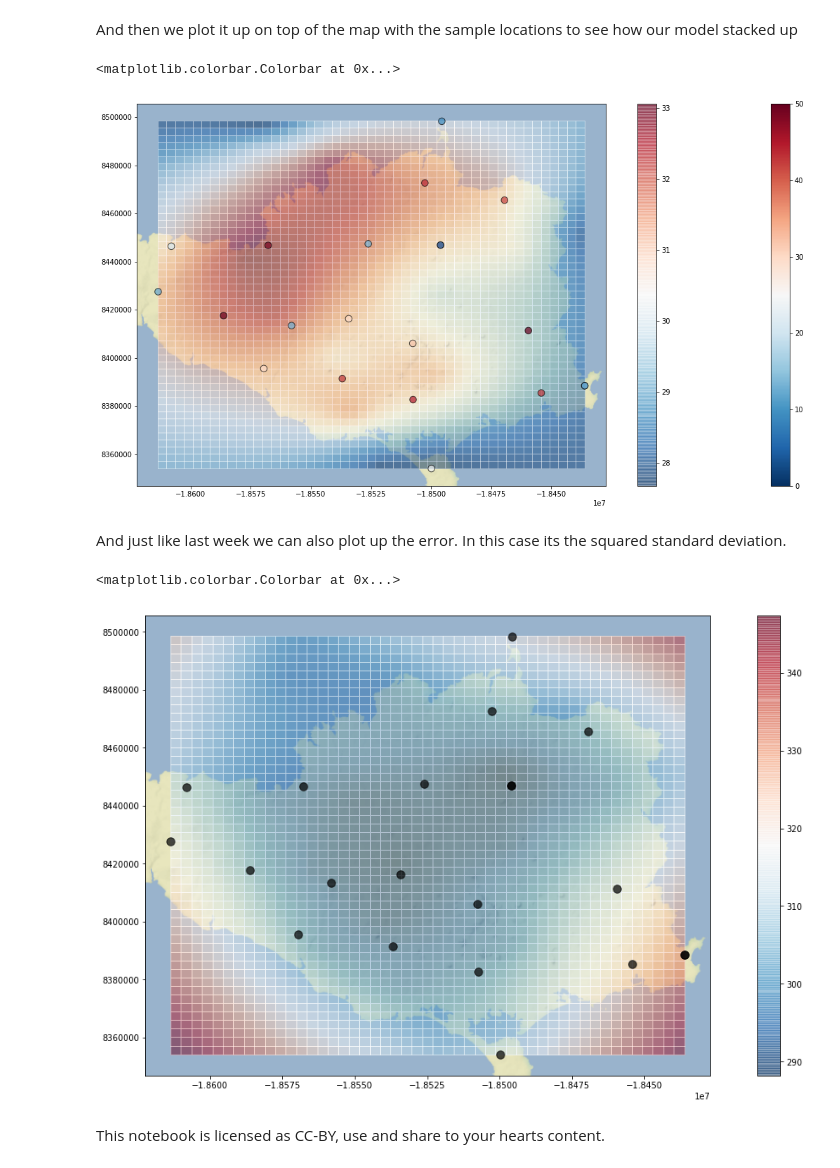
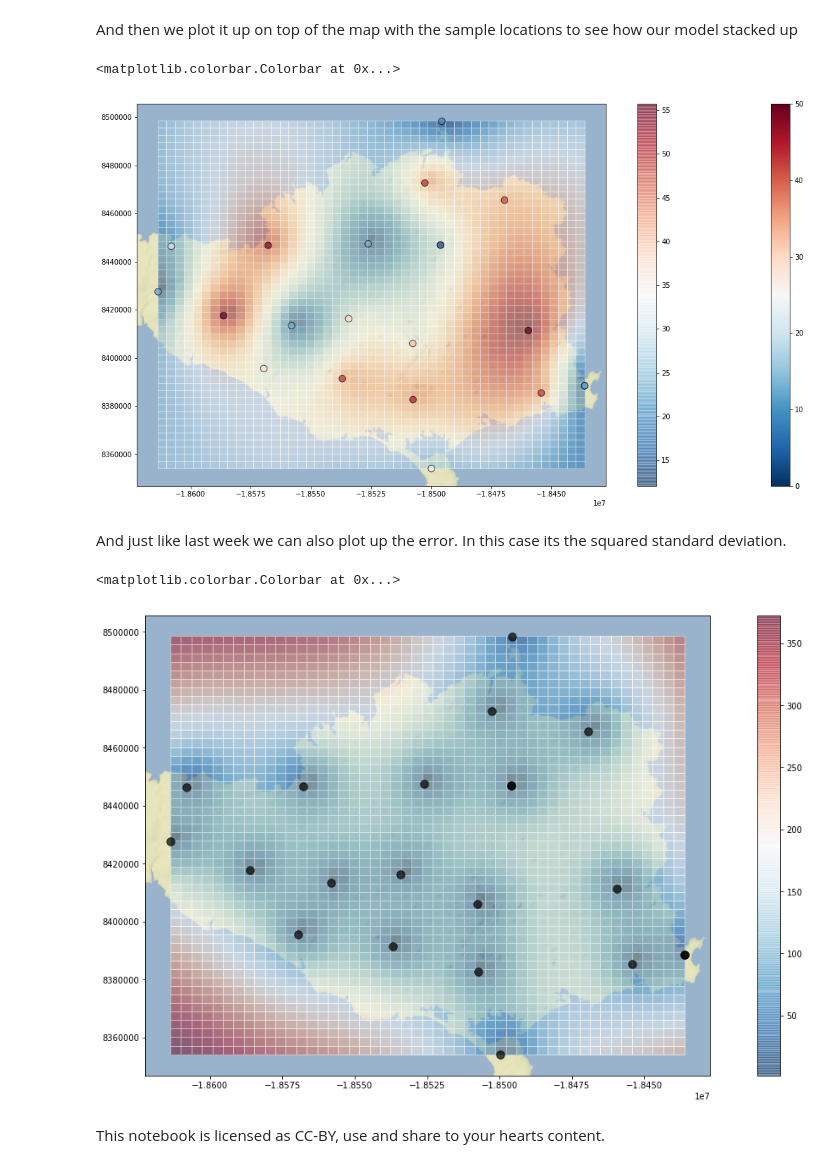
Before and after one commit to jessepisel/5minutesofpython, a Jupyter notebook: Interpolations/PyKrige Interpolation.ipynb, the cells around one changed output. Cells and saved outputs as stored; diff of their text form; code cells hidden in the pictures.

```diff
--- a/Interpolations/PyKrige Interpolation.ipynb
+++ b/Interpolations/PyKrige Interpolation.ipynb
@@ -38,6 +38,7 @@ OK = OrdinaryKriging(
     data.geometry.y,
     data.qvalue,
     variogram_model="spherical",
+    variogram_parameters= {'sill': 350, 'range': 100000, 'nugget': 0.01},
     verbose=True,
     enable_plotting=True,
 )
@@ -80,31 +81,31 @@ And then we plot it up on top of the map with the sample locations to see how ou
 # %%
 ax = data.plot(
     column="qvalue",
     vmin=0,
     vmax=50,
     figsize=(20, 10),
     legend=True,
     cmap="RdBu_r",
     alpha=0.7,
     edgecolor="k",
     markersize=90,
     zorder=2,
 )
 add_basemap(ax, zoom=9)  # add our basemap to the plot
 im = ax.pcolormesh(
     X0,
     X1,
-    predictions,
+    predictions.T,
     cmap="RdBu_r",
     alpha=0.5,
     zorder=1,
     edgecolor=(1.0, 1.0, 1.0, 1.0),
     linewidth=0.01,
 )
 plt.colorbar(im, ax=ax)
 # %% [output]
 <matplotlib.colorbar.Colorbar at 0x...>
-[figure, old version]
+[figure, new version]
 # %% [markdown]
 And just like last week we can also plot up the error. In this case its the squared standard deviation.
 # %%
@@ -120,7 +121,7 @@ add_basemap(ax, zoom=9)  # add our basemap to the plot
 im = ax.pcolormesh(
     X0,
     X1,
-    variance,
+    variance.T,
     cmap="RdBu_r",
     alpha=0.5,
     zorder=1,
@@ -130,6 +131,6 @@ im = ax.pcolormesh(
 plt.colorbar(im, ax=ax)
 # %% [output]
 <matplotlib.colorbar.Colorbar at 0x...>
-[figure, old version]
+[figure, new version]
 # %% [markdown]
 This notebook is licensed as CC-BY, use and share to your hearts content.
```
Also changed, not shown: parts of 1 cell of this notebook.
